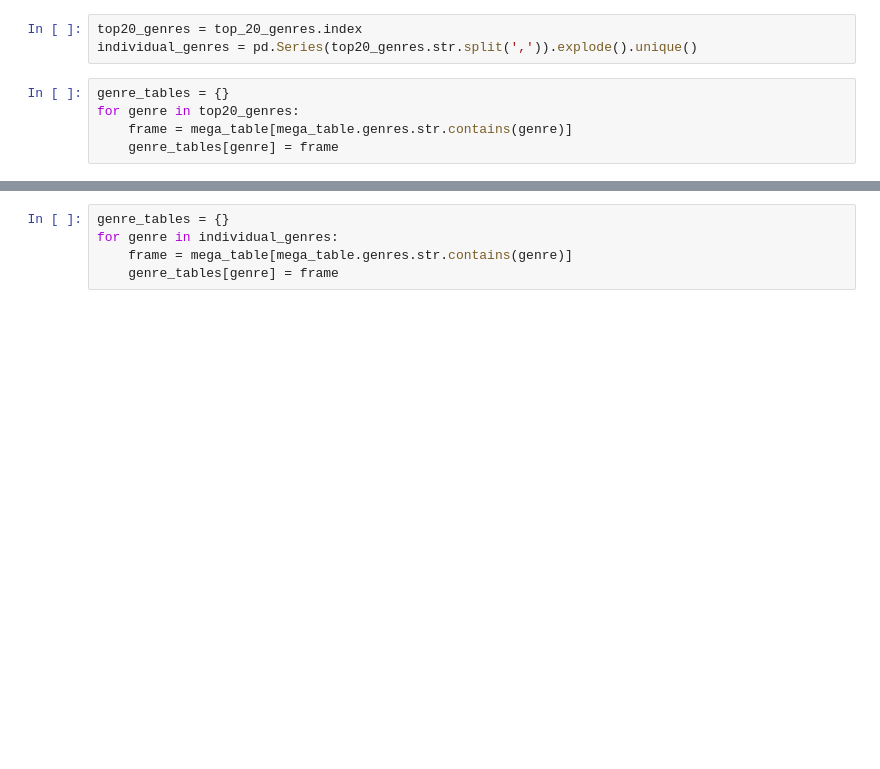
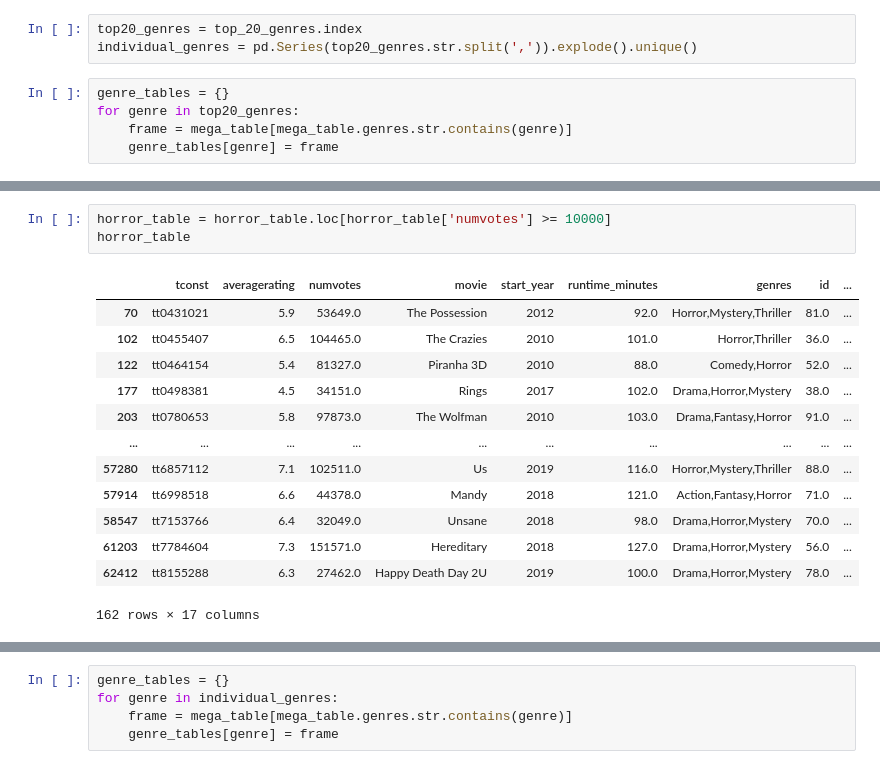
Before and after one commit to EmmaChoate/microsoft_movie_analysis, a Jupyter notebook: data/zippedData/Project 1 Data.ipynb, the cells around one changed output, grey strips where cells are left out. Cells and saved outputs as stored; diff of their text form; blank space fills up the shorter version.

```diff
--- a/data/zippedData/Project 1 Data.ipynb
+++ b/data/zippedData/Project 1 Data.ipynb
@@ -403,0 +421,17 @@ for genre in top20_genres:
+# %%
+horror_table = horror_table.loc[horror_table['numvotes'] >= 10000]
+horror_table
+# %% [output]
+|  | tconst | averagerating | numvotes | movie | start_year | runtime_minutes | genres | id | ... |
+| 70 | tt0431021 | 5.9 | 53649.0 | The Possession | 2012 | 92.0 | Horror,Mystery,Thriller | 81.0 | ... |
+| 102 | tt0455407 | 6.5 | 104465.0 | The Crazies | 2010 | 101.0 | Horror,Thriller | 36.0 | ... |
+| 122 | tt0464154 | 5.4 | 81327.0 | Piranha 3D | 2010 | 88.0 | Comedy,Horror | 52.0 | ... |
+| 177 | tt0498381 | 4.5 | 34151.0 | Rings | 2017 | 102.0 | Drama,Horror,Mystery | 38.0 | ... |
+| 203 | tt0780653 | 5.8 | 97873.0 | The Wolfman | 2010 | 103.0 | Drama,Fantasy,Horror | 91.0 | ... |
+| ... | ... | ... | ... | ... | ... | ... | ... | ... | ... |
+| 57280 | tt6857112 | 7.1 | 102511.0 | Us | 2019 | 116.0 | Horror,Mystery,Thriller | 88.0 | ... |
+| 57914 | tt6998518 | 6.6 | 44378.0 | Mandy | 2018 | 121.0 | Action,Fantasy,Horror | 71.0 | ... |
+| 58547 | tt7153766 | 6.4 | 32049.0 | Unsane | 2018 | 98.0 | Drama,Horror,Mystery | 70.0 | ... |
+| 61203 | tt7784604 | 7.3 | 151571.0 | Hereditary | 2018 | 127.0 | Drama,Horror,Mystery | 56.0 | ... |
+| 62412 | tt8155288 | 6.3 | 27462.0 | Happy Death Day 2U | 2019 | 100.0 | Drama,Horror,Mystery | 78.0 | ... |
+162 rows × 17 columns
```
Also changed, not shown: parts of 25 cells of this notebook.
